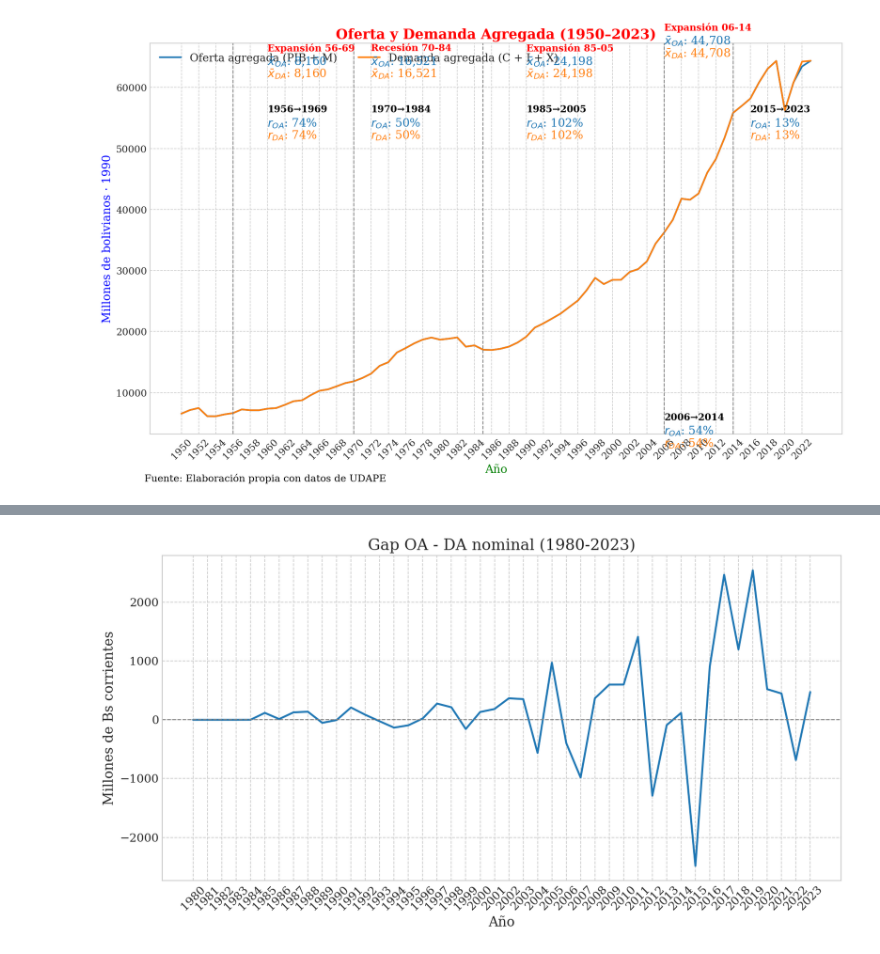
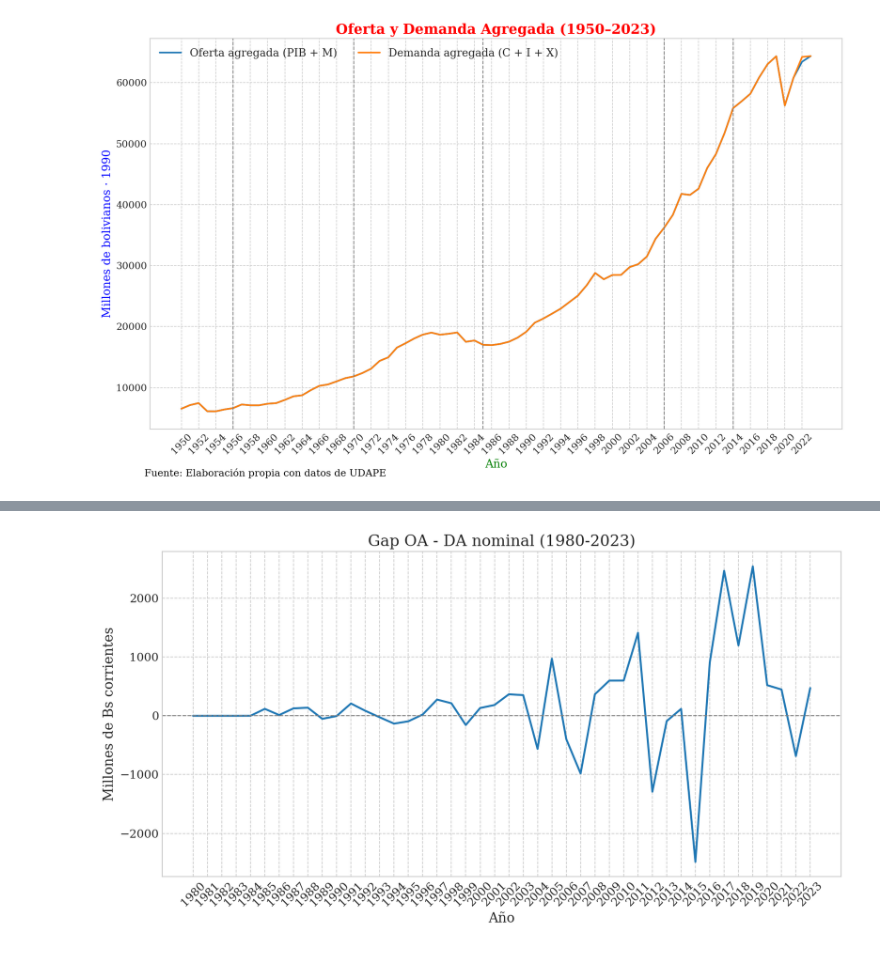
Before and after one commit to navi0369/proyectomacro, a Jupyter notebook: notebooks/tesis/serie_completa/pib/OA-DA.ipynb, the cells around one changed output, grey strips where cells are left out. Drawn from its saved outputs; the diff is of its cells as text; code cells hidden in the pictures.

```diff
--- a/notebooks/tesis/serie_completa/pib/OA-DA.ipynb
+++ b/notebooks/tesis/serie_completa/pib/OA-DA.ipynb
@@ -89,18 +89,18 @@ annotation_offsets = {
 }
 hitos_offset   = {a: 0.82 for a in hitos_v_sin_crisis}          # texto ≈82 % de alto
 medias_offsets = {
-    "Expansión 56-69": (1960, 1.00),
-    "Recesión 70-84":  (1972, 1.00),
-    "Expansión 85-05": (1990, 1.00),
-    "Expansión 06-14": (2006, 1.05),
-    "Recesión 15-24":  (2016, 1.05),
+    # "Expansión 56-69": (1960, 1.00),
+    # "Recesión 70-84":  (1972, 1.00),
+    # "Expansión 85-05": (1990, 1.00),
+    # "Expansión 06-14": (2006, 1.05),
+    # "Recesión 15-24":  (2016, 1.05),
 }
 tasas_offsets  = {
-    "1956-1969": (1960, 0.85),
-    "1970-1984": (1972, 0.85),
-    "1985-2005": (1990, 0.85),
-    "2006-2014": (2006, 0.10),
-    "2015-2023": (2016, 0.85),
+    # "1956-1969": (1960, 0.85),
+    # "1970-1984": (1972, 0.85),
+    # "1985-2005": (1990, 0.85),
+    # "2006-2014": (2006, 0.10),
+    # "2015-2023": (2016, 0.85),
 }
 
 # ─────────────────────────────────────────────────────────────
@@ -114,31 +114,31 @@ fig, ax = init_base_plot(
     xlabel="Año",
     ylabel="Millones de bolivianos · 1990",
     source_text="Fuente: Elaboración propia con datos de UDAPE"
 )
 
 add_hitos(ax, df.index, hitos_v_sin_crisis, hitos_offset)
 add_year_value_annotations(
     ax, df, annot_years,
     cols_componentes, annotation_offsets, colors
 )
 
 # Bloques de medias por ciclo
 y_max = ax.get_ylim()[1]
 line_spacing = y_max * 0.03
 add_cycle_means_multi(
     ax, cycle_stats, medias_offsets,
     abbr, colors, line_spacing
 )
 
 # Tasas de crecimiento OA, DA por periodo
 add_period_growth_annotations_multi(
     ax, df, periodos,
     cols_componentes, tasas_offsets,
     colors, abbr
 )
 
 # Guardar
 #plt.savefig(output_dir / "oa_da.png")
 plt.show()
 # %% [output]
-[figure, old version]
+[figure, new version]
```
Also changed, not shown: parts of 2 cells of this notebook, 17 other files.
